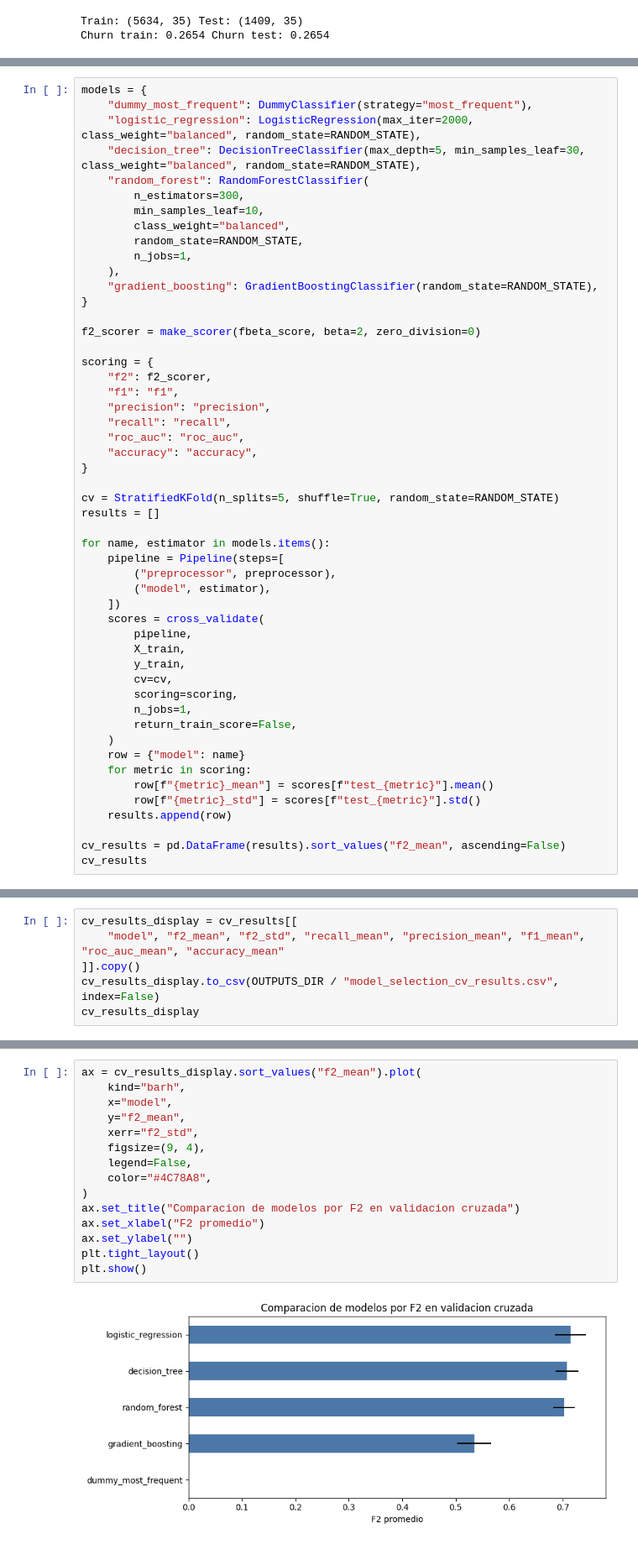
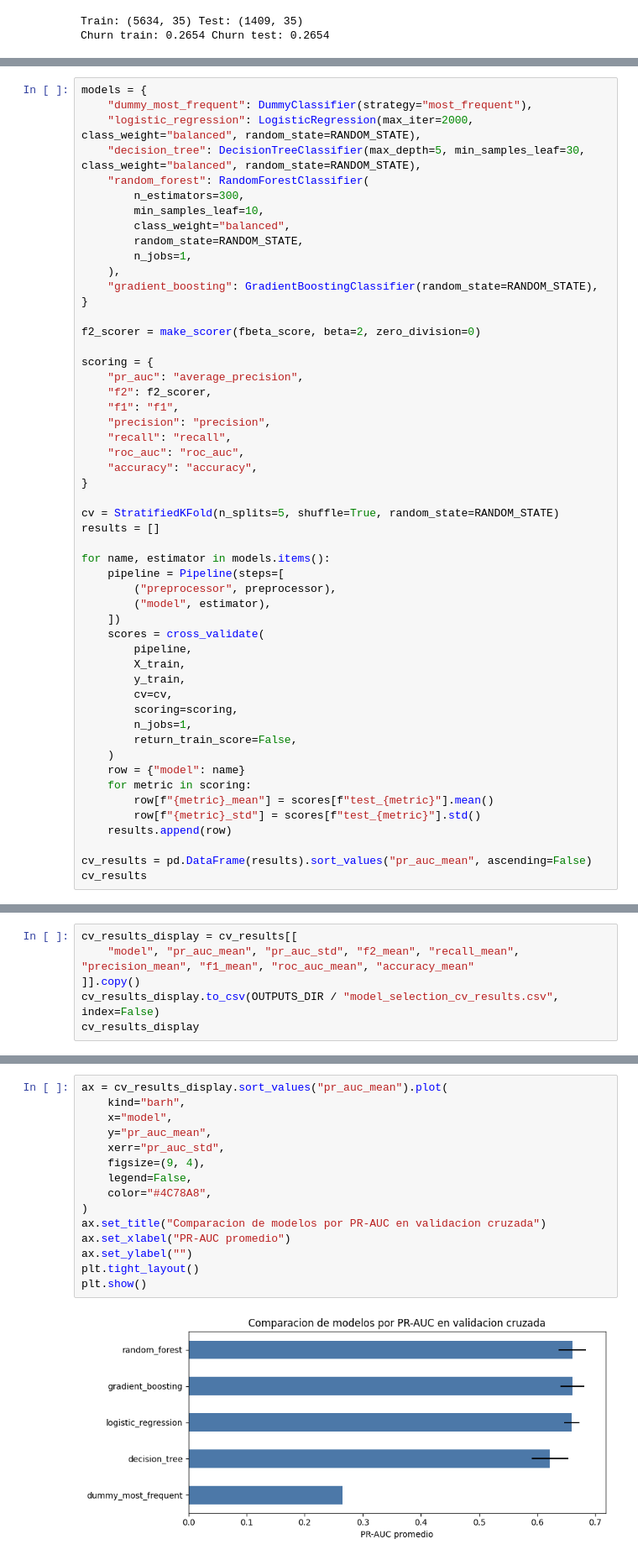
Before and after one commit to matigold22/Final_Predictiva, a Jupyter notebook: notebooks/01_train_final_model.ipynb, the cells around one changed output, grey strips where cells are left out. Shown at 84% size. Saved outputs shown, nothing was run; the diff lists cells and outputs as text.

```diff
--- a/notebooks/01_train_final_model.ipynb
+++ b/notebooks/01_train_final_model.ipynb
@@ -317,6 +320,7 @@ models = {
 f2_scorer = make_scorer(fbeta_score, beta=2, zero_division=0)
 
 scoring = {
+    "pr_auc": "average_precision",
     "f2": f2_scorer,
     "f1": "f1",
     "precision": "precision",
@@ -348,6 +352,6 @@ for name, estimator in models.items():
         row[f"{metric}_std"] = scores[f"test_{metric}"].std()
     results.append(row)
 
-cv_results = pd.DataFrame(results).sort_values("f2_mean", ascending=False)
+cv_results = pd.DataFrame(results).sort_values("pr_auc_mean", ascending=False)
 cv_results
 # %% [output]
@@ -360,6 +364,6 @@ cv_results
 # %%
 cv_results_display = cv_results[[
-    "model", "f2_mean", "f2_std", "recall_mean", "precision_mean", "f1_mean", "roc_auc_mean", "accuracy_mean"
+    "model", "pr_auc_mean", "pr_auc_std", "f2_mean", "recall_mean", "precision_mean", "f1_mean", "roc_auc_mean", "accuracy_mean"
 ]].copy()
 cv_results_display.to_csv(OUTPUTS_DIR / "model_selection_cv_results.csv", index=False)
 cv_results_display
@@ -373,20 +377,20 @@ cv_results_display
 # %%
-ax = cv_results_display.sort_values("f2_mean").plot(
+ax = cv_results_display.sort_values("pr_auc_mean").plot(
     kind="barh",
     x="model",
-    y="f2_mean",
-    xerr="f2_std",
+    y="pr_auc_mean",
+    xerr="pr_auc_std",
     figsize=(9, 4),
     legend=False,
     color="#4C78A8",
 )
-ax.set_title("Comparacion de modelos por F2 en validacion cruzada")
-ax.set_xlabel("F2 promedio")
+ax.set_title("Comparacion de modelos por PR-AUC en validacion cruzada")
+ax.set_xlabel("PR-AUC promedio")
 ax.set_ylabel("")
 plt.tight_layout()
 plt.show()
 # %% [output]
-[figure, old version]
+[figure, new version]
 # %% [markdown]
 ## Seleccion del modelo final y umbral
 
```
Also changed, not shown: parts of 22 cells of this notebook, 18 other files.
